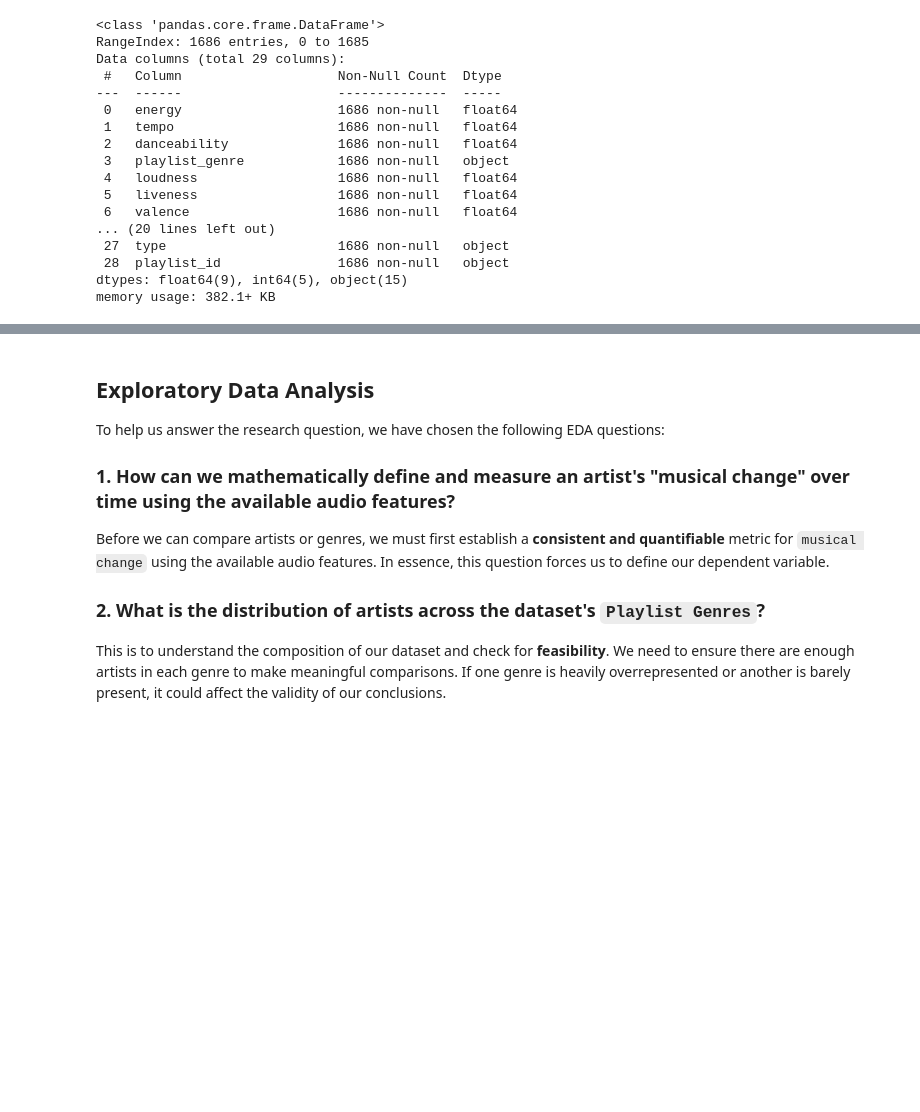
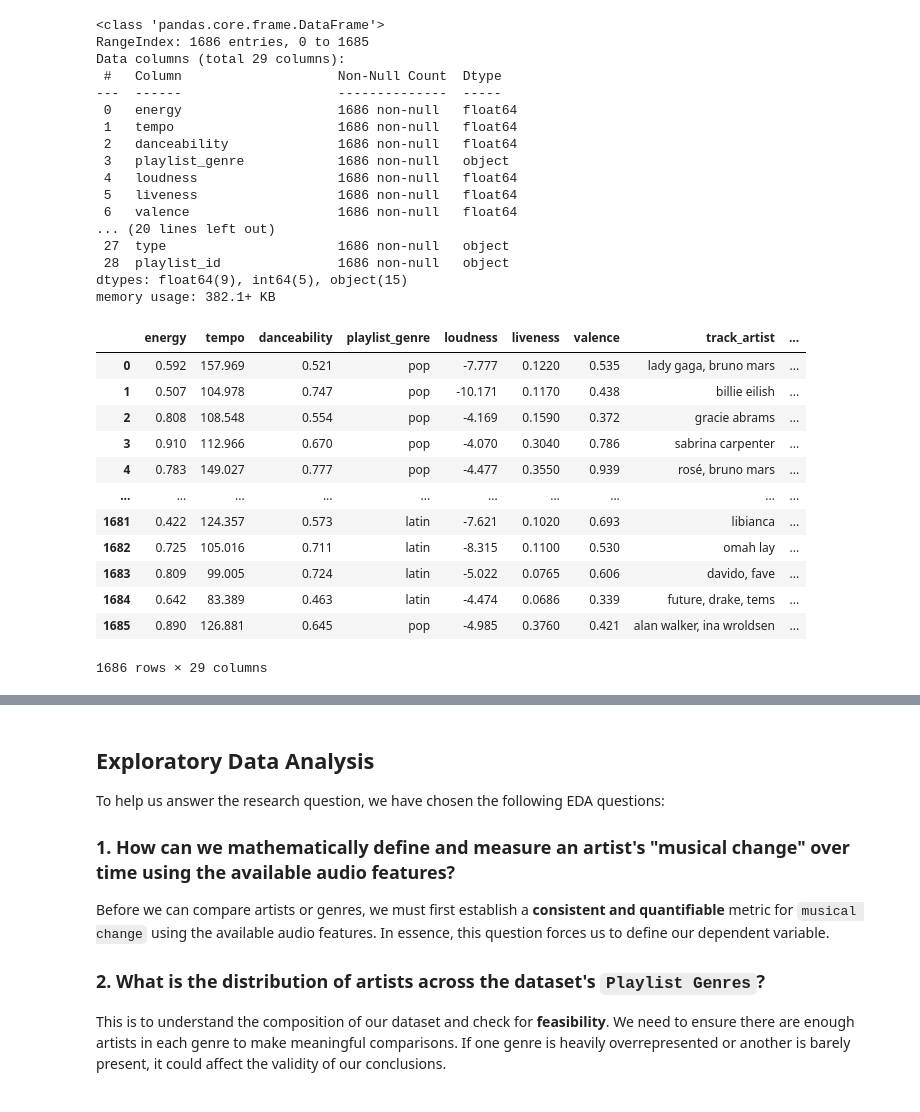
Before and after one commit to adg30/The-Sound-of-Change, a Jupyter notebook: main.ipynb, the cells around one changed output, grey strips where cells are left out. Saved outputs shown, nothing was run; the diff lists cells and outputs as text; code cells hidden in the pictures; blank space fills up the shorter version.

```diff
--- a/main.ipynb
+++ b/main.ipynb
@@ -148,3 +148,23 @@ Data columns (total 29 columns):
  28  playlist_id               1686 non-null   object
 dtypes: float64(9), int64(5), object(15)
 memory usage: 382.1+ KB
+# %%
+# This makes sure that the 'playlist_genre' and 'track_artist' columns are in lowercase and that there are no duplicates.
+high_df['playlist_genre'] = high_df['playlist_genre'].str.lower().str.strip()
+high_df['track_artist'] = high_df['track_artist'].str.lower().str.strip()
+# %%
+high_df
+# %% [output]
+|  | energy | tempo | danceability | playlist_genre | loudness | liveness | valence | track_artist | ... |
+| 0 | 0.592 | 157.969 | 0.521 | pop | -7.777 | 0.1220 | 0.535 | lady gaga, bruno mars | ... |
+| 1 | 0.507 | 104.978 | 0.747 | pop | -10.171 | 0.1170 | 0.438 | billie eilish | ... |
+| 2 | 0.808 | 108.548 | 0.554 | pop | -4.169 | 0.1590 | 0.372 | gracie abrams | ... |
+| 3 | 0.910 | 112.966 | 0.670 | pop | -4.070 | 0.3040 | 0.786 | sabrina carpenter | ... |
+| 4 | 0.783 | 149.027 | 0.777 | pop | -4.477 | 0.3550 | 0.939 | rosé, bruno mars | ... |
+| ... | ... | ... | ... | ... | ... | ... | ... | ... | ... |
+| 1681 | 0.422 | 124.357 | 0.573 | latin | -7.621 | 0.1020 | 0.693 | libianca | ... |
+| 1682 | 0.725 | 105.016 | 0.711 | latin | -8.315 | 0.1100 | 0.530 | omah lay | ... |
+| 1683 | 0.809 | 99.005 | 0.724 | latin | -5.022 | 0.0765 | 0.606 | davido, fave | ... |
+| 1684 | 0.642 | 83.389 | 0.463 | latin | -4.474 | 0.0686 | 0.339 | future, drake, tems | ... |
+| 1685 | 0.890 | 126.881 | 0.645 | pop | -4.985 | 0.3760 | 0.421 | alan walker, ina wroldsen | ... |
+1686 rows × 29 columns
```
Also changed, not shown: parts of 1 cell of this notebook.
